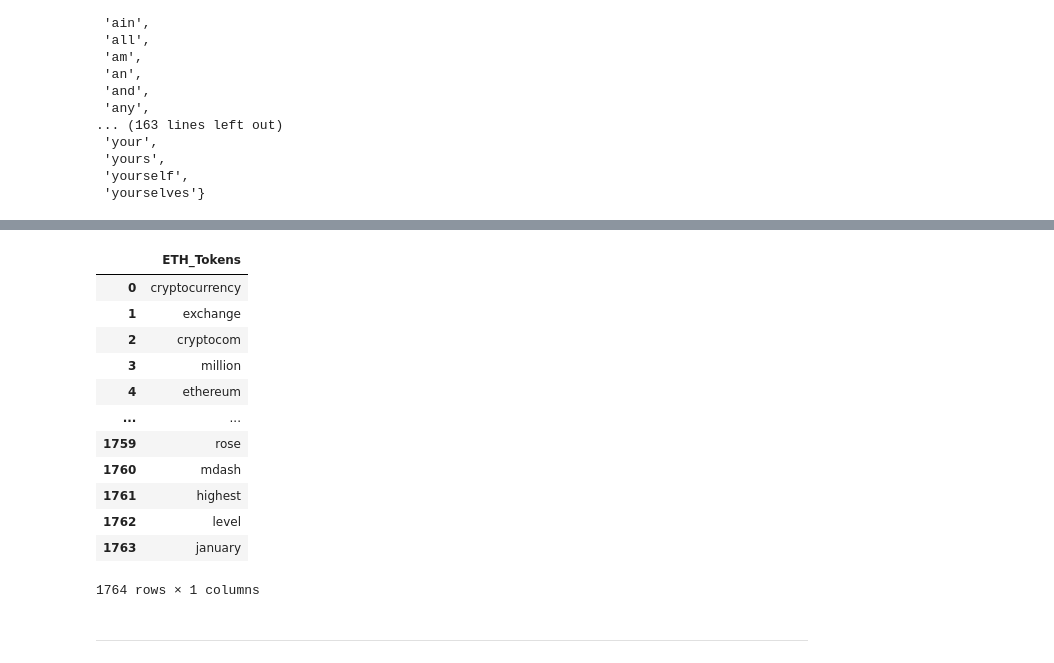
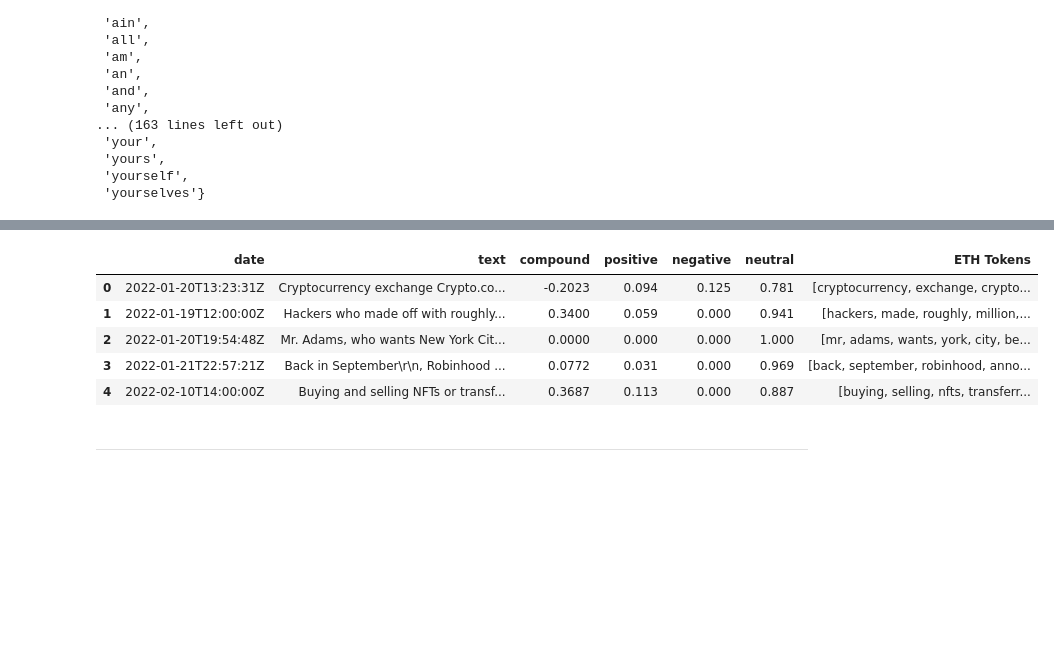
Before and after one commit to tyedem/Tales_from_the_Crypto, a Jupyter notebook: crypto_sentiment.ipynb, the cells around one changed output, grey strips where cells are left out. Cells and saved outputs as stored; diff of their text form; code cells hidden in the pictures; blank space fills up the shorter version.

```diff
--- a/crypto_sentiment.ipynb
+++ b/crypto_sentiment.ipynb
@@ -309,21 +222,13 @@ def tokenizer (article):
         'said',
         'today',
         'week',
-        'Sunday',
         'sunday',
-        'Monday',
         'monday',
-        'Tuesday',
         'tuesday',
-        'Wednesday',
         'wednesday',
-        'Thursday',
         'thursday',
-        'Friday',
         'friday',
-        'Saturday',
         'saturday',
-        'November',
         'november',
         'month',
         'months',
@@ -381,23 +273,14 @@ btc_tokens
 # %%
 # Create a new tokens column for Ethereum
-eth_big_string = ' '.join(eth_sentiments_df['text'].tolist())
-eth_tokens = pd.DataFrame(tokenizer(eth_big_string))
-eth_tokens.columns = ['ETH_Tokens']
-eth_tokens
+eth_sentiments_df['ETH Tokens'] = eth_sentiments_df.text.apply(tokenizer)
+eth_sentiments_df.head()
 # %% [output]
-|  | ETH_Tokens |
-| 0 | cryptocurrency |
-| 1 | exchange |
-| 2 | cryptocom |
-| 3 | million |
-| 4 | ethereum |
-| ... | ... |
-| 1759 | rose |
-| 1760 | mdash |
-| 1761 | highest |
-| 1762 | level |
-| 1763 | january |
+|  | date | text | compound | positive | negative | neutral | ETH Tokens |
+| 0 | 2022-01-20T13:23:31Z | Cryptocurrency exchange Crypto.co... | -0.2023 | 0.094 | 0.125 | 0.781 | [cryptocurrency, exchange, crypto... |
+| 1 | 2022-01-19T12:00:00Z | Hackers who made off with roughly... | 0.3400 | 0.059 | 0.000 | 0.941 | [hackers, made, roughly, million,... |
+| 2 | 2022-01-20T19:54:48Z | Mr. Adams, who wants New York Cit... | 0.0000 | 0.000 | 0.000 | 1.000 | [mr, adams, wants, york, city, be... |
+| 3 | 2022-01-21T22:57:21Z | Back in September\r\n, Robinhood ... | 0.0772 | 0.031 | 0.000 | 0.969 | [back, september, robinhood, anno... |
+| 4 | 2022-02-10T14:00:00Z | Buying and selling NFTs or transf... | 0.3687 | 0.113 | 0.000 | 0.887 | [buying, selling, nfts, transferr... |
-1764 rows × 1 columns
 # %% [markdown]
 ---
 # %% [markdown]
```
Also changed, not shown: parts of 24 cells of this notebook.
